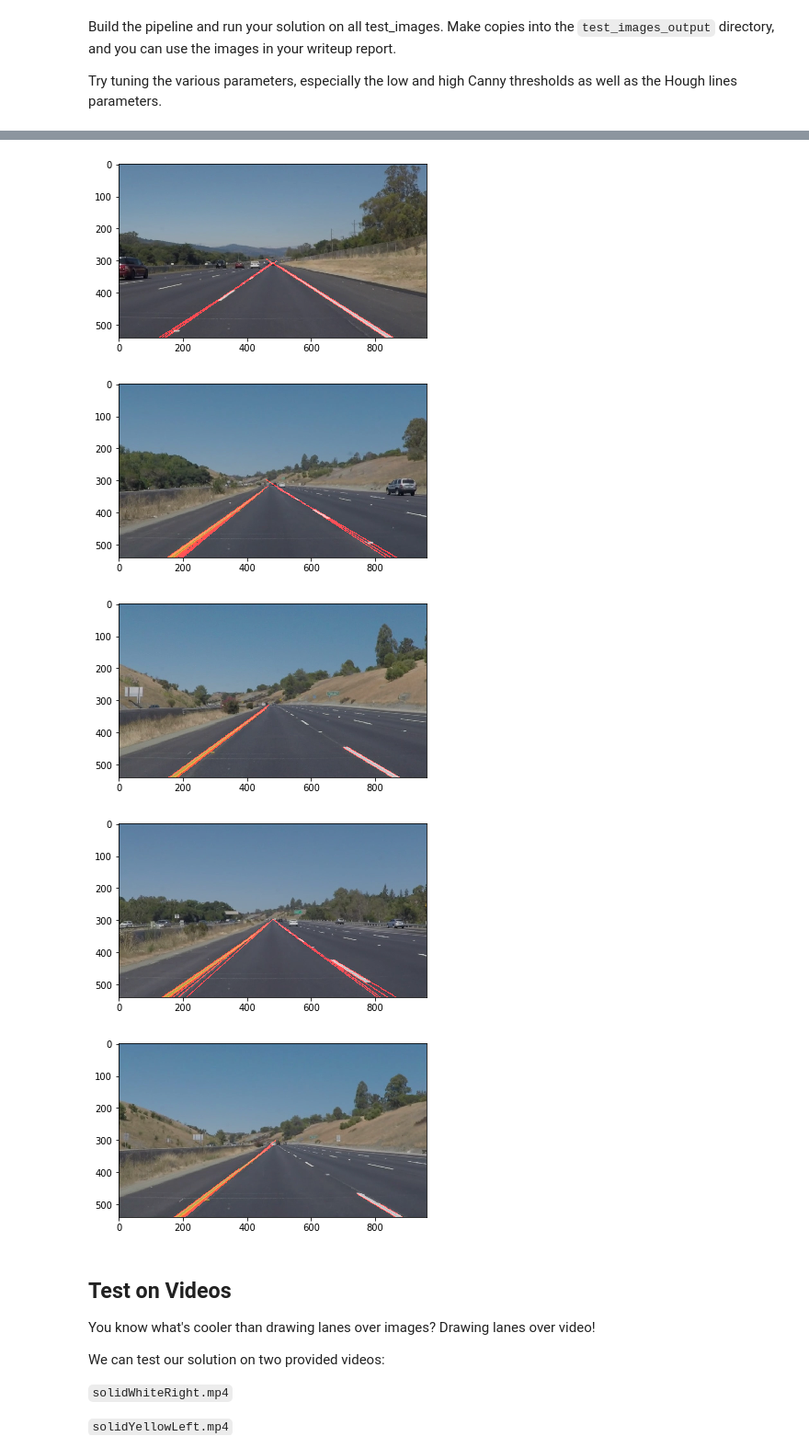
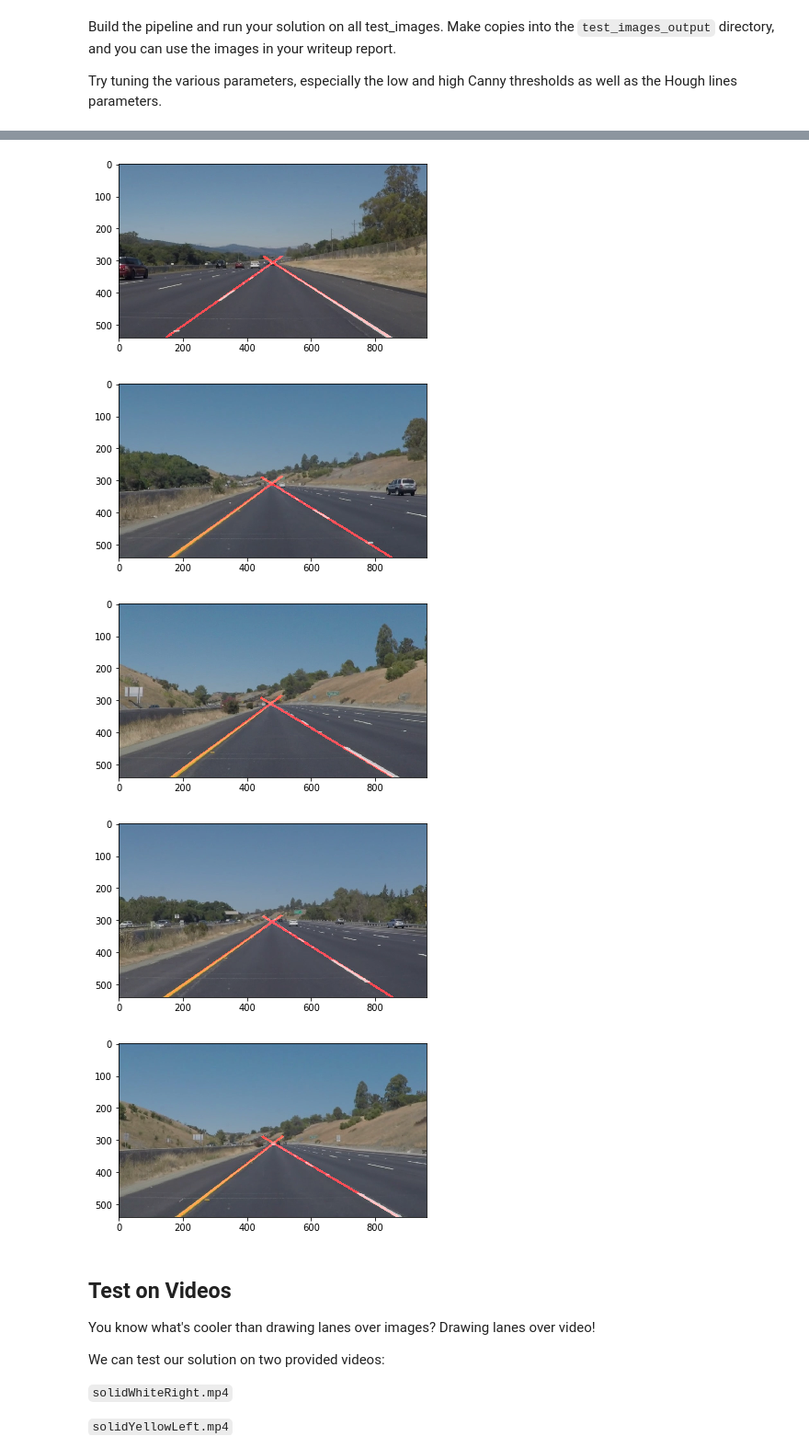
Before and after one commit to sachinruk/CarND-LaneLines, a Jupyter notebook: P1.ipynb, the cells around one changed output, grey strips where cells are left out. Shown: that part at 92% size. Drawn from its saved outputs; the diff is of its cells as text; code cells hidden in the pictures.

Commit message:
Did Kmeans clustering

```diff
--- a/P1.ipynb
+++ b/P1.ipynb
@@ -142,11 +144,15 @@ def draw_lines(img, lines, color=[255, 0, 0], thickness=2):
     this function with the weighted_img() function below
     """
     for line in lines:
+#         from IPython.core.debugger import Tracer; Tracer()()
         for x1,y1,x2,y2 in line:
             cv2.line(img, (x1, y1), (x2, y2), color, thickness)
 
 def line(x,m,x0,y0):
     return m*(x-x0)+y0
+
+def line2(y,m,x0,y0):
+    return (y-y0)/m+x0
 
 def is_within_triangle(points, grads, params):
     for m, p in zip(grads, params):
@@ -174,12 +180,15 @@ def hough_lines(img, rho, theta, threshold, min_line_len, max_line_gap):
     points = [left_bottom, right_bottom]
 
     good_line = []
+    line_angle = []
+    x_star_grad = []
     for i,l in enumerate(lines):
         x1,y1,x2,y2 = l.ravel()
         angle = np.arctan2(y2-y1,x2-x1)*180/np.pi
         if ((angle>30 and angle<150) or (angle>-150 and angle<-30)):
             if is_within_triangle([(y1,x1),(y2,x2)], grads, points):
                 good_line.append(i)
+                line_angle.append(angle)
                 # Extend line to the bottom
                 if y2>y1:
                     grad = (y1-y2)/(y1-img.shape[0])
@@ -189,12 +198,36 @@ def hough_lines(img, rho, theta, threshold, min_line_len, max_line_gap):
                     grad = (y2-y1)/(y2-img.shape[0])
                     x_star = np.round(x2 - (x2-x1)/grad)
                     lines[i] = np.array([x2,y2,x_star,img.shape[0]])
+                distance_to_origin = (x2*y1-x1*y2)/np.sqrt(np.square(y2-y1)+np.square(x2-x1))
+                x_star_grad.append([x_star, (y2-y1)/(x2-x1)])
+
+    lines = lines[good_line]
+    line_angle = np.array(line_angle)
+    x_star_grad = np.array(x_star_grad)
+
+    # Cluster the lines in x_star, grad space
+    if len(x_star_grad)>1:
+        kmeans = KMeans(n_clusters=2, random_state=42).fit(x_star_grad)
+        clusters = kmeans.cluster_centers_
+    else:
+        clusters = x_star_grad
 
 
-    lines = lines[good_line]
+    y1 = left_bottom[1]
+    y2 = apex[1]
+    lines2 = []
+    for i in range(len(clusters)):
+        x1 = clusters[i,0]
+        m = clusters[i,1]
+        x2 = line2(y2, m, x1, y1)
+        lines2.append([[x1,y1,x2,y2]])
 
+    lines2 = np.round(np.abs(np.array(lines2))).astype(int)
     line_img = np.zeros((img.shape[0], img.shape[1], 3), dtype=np.uint8)
-    draw_lines(line_img, lines)
+
+    draw_lines(line_img, lines2, thickness=5)
+
+
     return line_img
 
 # Python 3 has support for cool math symbols.
@@ -248,7 +281,7 @@ for f in files:
     gray_img = grayscale(img)
     gray_img = gaussian_blur(gray_img, 5)
     edge_img = canny(gray_img, 50, 150)
-    h_lines = hough_lines(edge_img, 1, np.pi/180, 10, 30, 10)
+    h_lines = hough_lines(edge_img, 1, np.pi/180, 50, 90, 30)
 
     im_size = gray_img.shape
     left_bottom = [0, im_size[0]-1]
@@ -265,8 +298,8 @@ for f in files:
-[figure, old version]
+[figure, new version]
-[figure, old version]
+[figure, new version]
-[figure, old version]
+[figure, new version]
-[figure, old version]
+[figure, new version]
-[figure, old version]
+[figure, new version]
 # %% [markdown]
 ## Test on Videos
 
```
Also changed, not shown: parts of 8 cells of this notebook, 1 other file.
